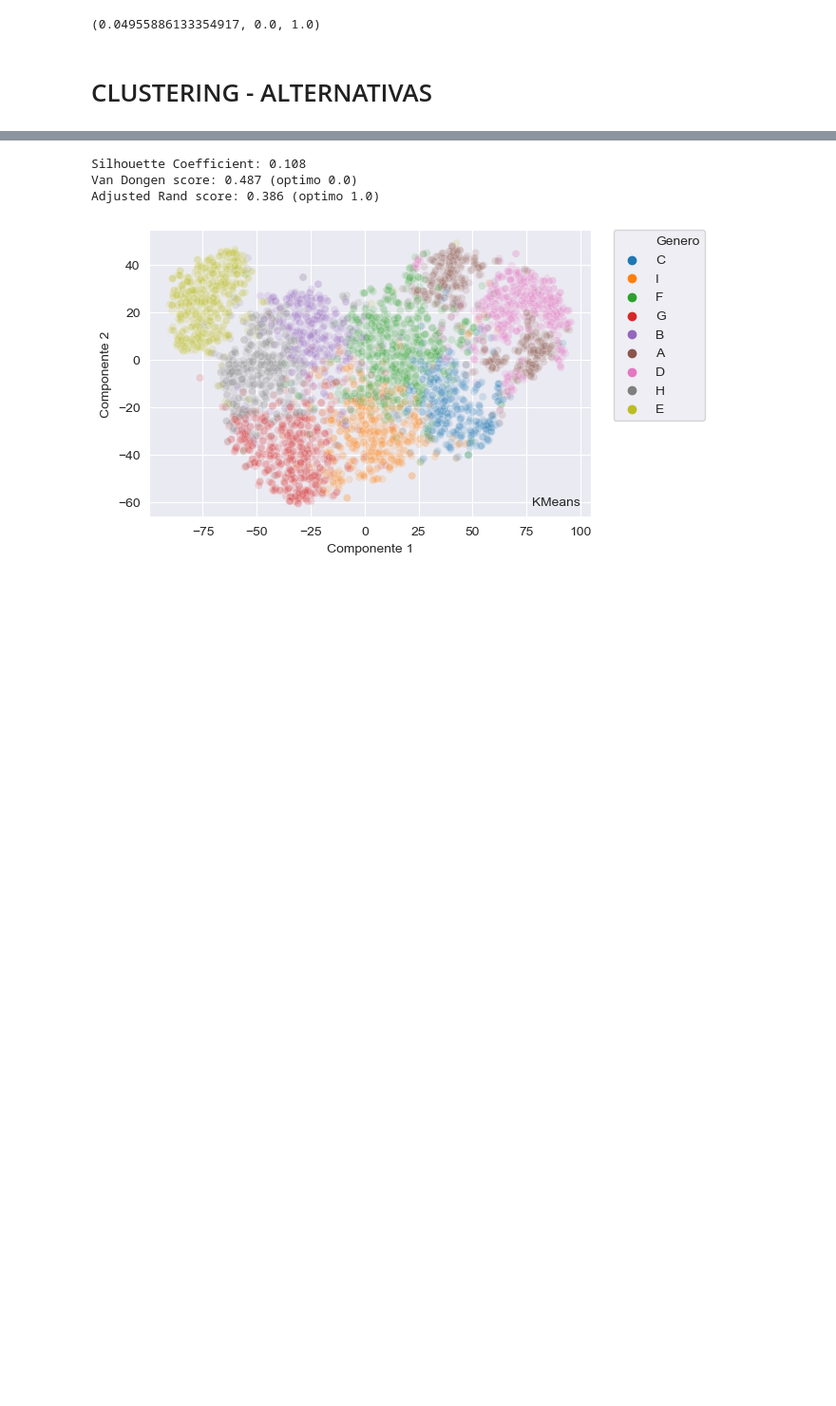
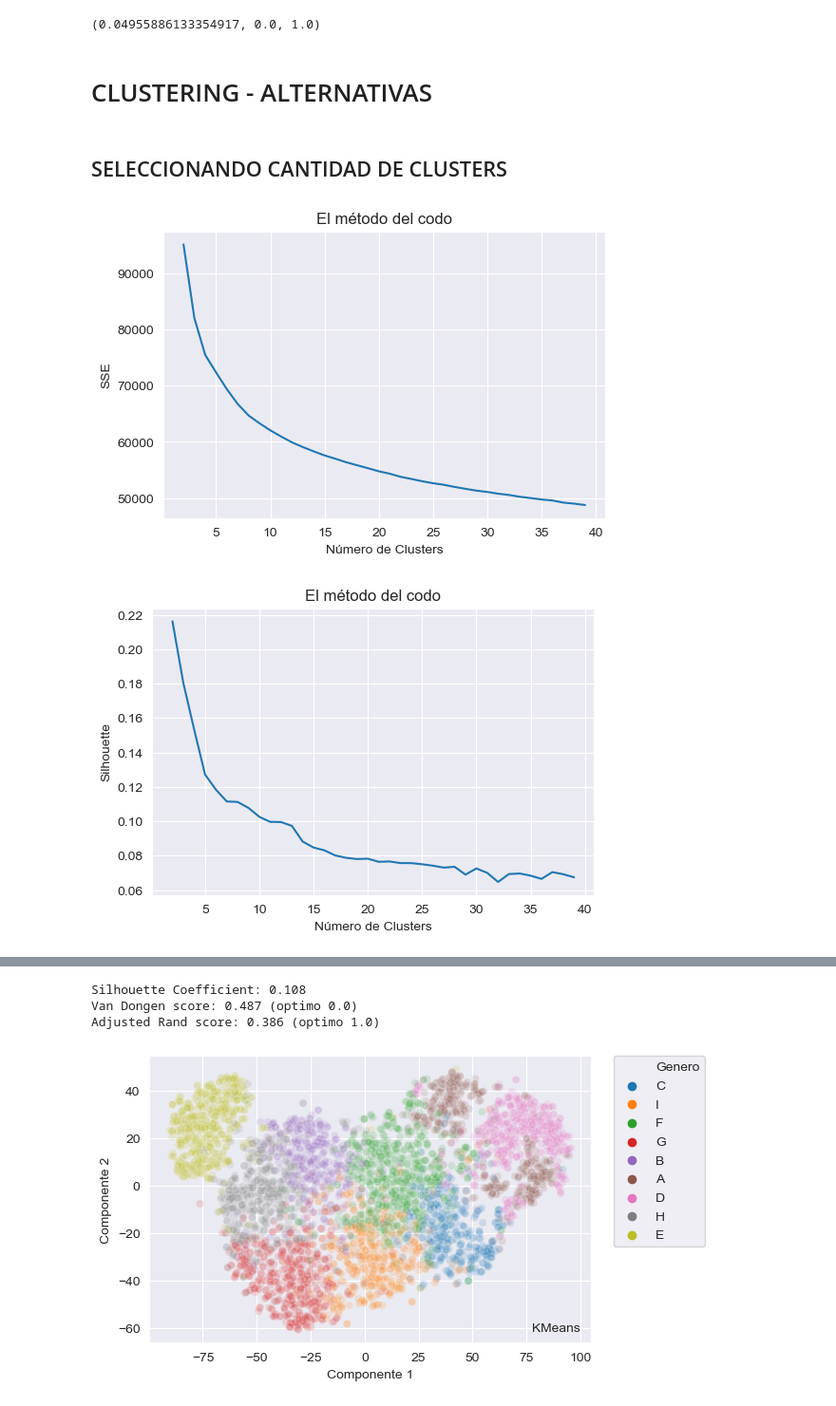
Before and after one commit to francotestori/dmctuba_01, a Jupyter notebook: preprocesamiento/05_PAM_y_spectralClustering.ipynb, the cells around one changed output, grey strips where cells are left out. Shown at 95% size. Saved outputs shown, nothing was run; the diff lists cells and outputs as text; code cells hidden in the pictures; blank space fills up the shorter version.

Commit message:
Agregado analisis de silhouette y sse a kmeans

```diff
--- a/preprocesamiento/05_PAM_y_spectralClustering.ipynb
+++ b/preprocesamiento/05_PAM_y_spectralClustering.ipynb
@@ -176,3 +176,19 @@ Adjusted Rand score: 1.000 (optimo 1.0)
 len(df_num.columns)
 letra = ['A','B','C','D','E','F','G','H','I','J','K','L','M','N','O','P']
 n=9
+# %% [markdown]
+## SELECCIONANDO CANTIDAD DE CLUSTERS
+# %%
+SSE = []
+silhouette_score = []
+for i in range(2, 40):
+    #kmeans = KMedoids(metric="euclidean", n_clusters=i, max_iter = 3000, random_state = 0, init='k-medoids++')
+    model = KMeans(n_clusters = i, init = 'k-means++', max_iter = 300, n_init = 50, random_state = 0)
+    model.fit(df_num)
+    Z = model.predict(df_num)
+    SSE.append(model.inertia_)
+    silhouette = metrics.silhouette_score(df_num, Z)
+    silhouette_score.append(silhouette)
+# %% [output]
+[figure, added]
+[figure, added]
```
Also changed, not shown: parts of 3 cells of this notebook, 1 other file.
